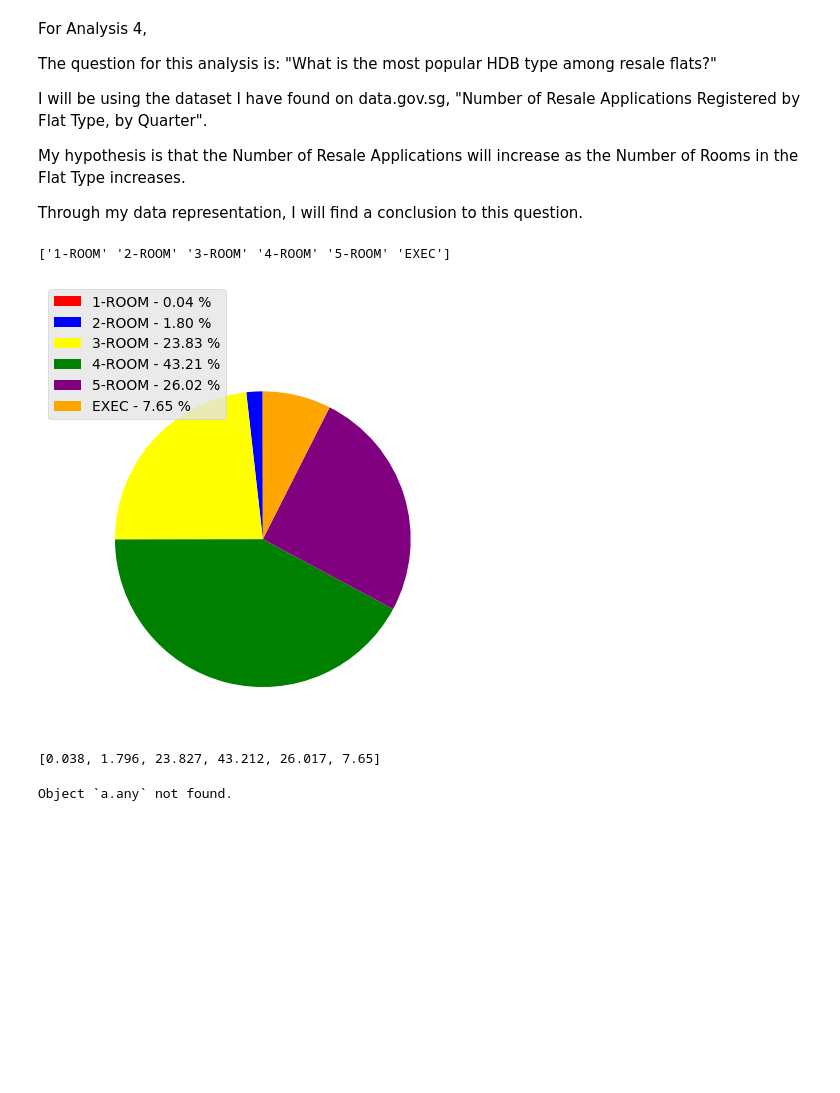
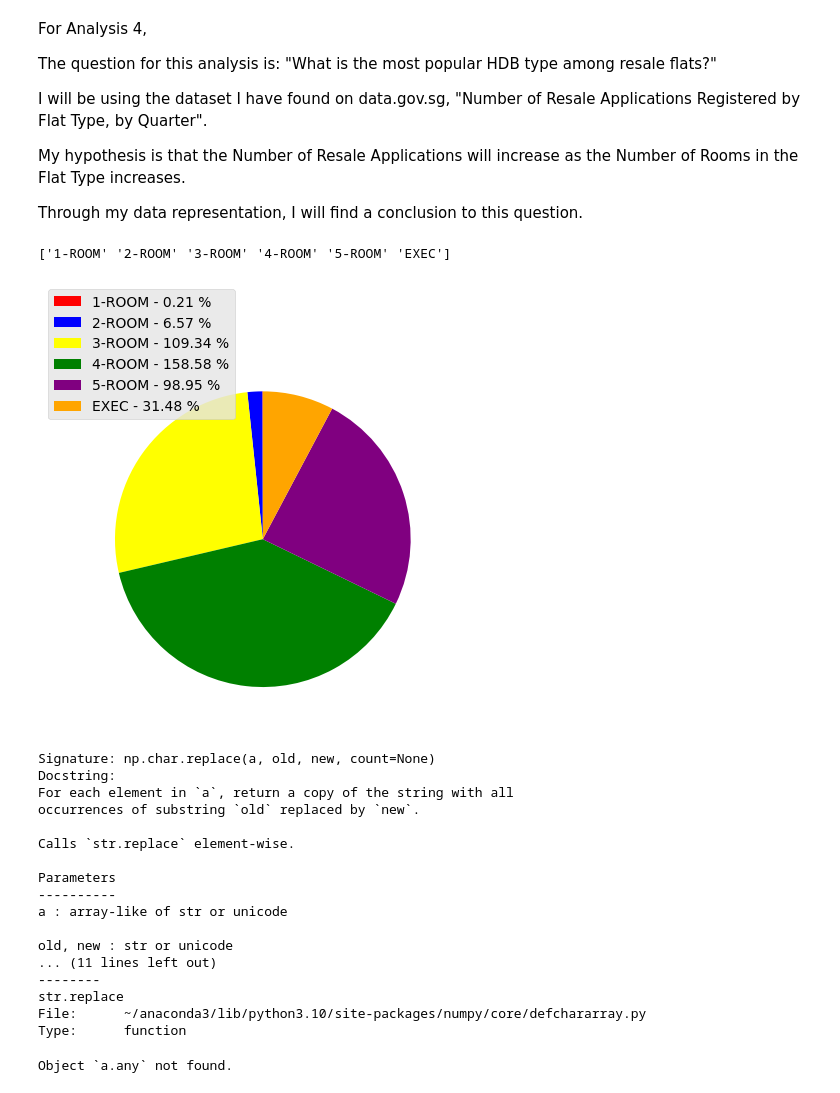
Before and after one commit to Kellories/PDS-CA01, a Jupyter notebook: CA01.ipynb, the cells around one changed output. Saved outputs shown, nothing was run; the diff lists cells and outputs as text; code cells hidden in the pictures; blank space fills up the shorter version.

Commit message:
feat:extended data range of data for pie chart

```diff
--- a/CA01.ipynb
+++ b/CA01.ipynb
@@ -97,40 +97,69 @@ My hypothesis is that the Number of Resale Applications will increase as the Num
 
 Through my data representation, I will find a conclusion to this question.
 # %%
-
+?np.char.replace
 
 data = np.genfromtxt('./datasets/number-of-resale-applications-registered-by-flat-type.csv', dtype=['U8','U8','i8'],delimiter= ',',names=True)
+for i in range(len(data)):
+    if data["flat_type"][i] == "1-room":
+        data["flat_type"][i] = '1-ROOM'
+    elif data["flat_type"][i] == '2-room':
+        data["flat_type"][i] = '2-ROOM'
+    elif data['flat_type'][i] == '3-room':
+        data["flat_type"][i] = '3-ROOM'
+    elif data['flat_type'][i] == '4-room':
+        data["flat_type"][i] = '4-ROOM'
+    elif data['flat_type'][i] == '5-room':
+        data['flat_type'][i] = '5-ROOM'
+    elif data['flat_type'][i] == 'Executiv':
+        data['flat_type'][i] = "EXEC"
 
 unique_years = np.unique([row[0][:4] for row in data])
 
 data_2020_onwards = []
 for i in data:
     year_quarter = i[0]  # Assuming the "year-quarter" column is at index 0 in each tuple
 
-    if year_quarter[:4] >= '2020':
+    if year_quarter[:4] >= '2017':
         data_2020_onwards.append(i)
 
 
 flat = np.unique([data[1] for data in data_2020_onwards])
 print(flat)
 numbers = []
 for i in flat:
     indicies = np.where(data['flat_type'] == i)
     numbers.append(data[indicies]['no_of_resale_applications'].sum())
 
 # Changes sums into percentages
 for i in range(len(numbers)):
     numbers[i] = numbers[i]/1000
 
 colors = ["red","blue","yellow","green","purple","orange"]
 labels = ['{0} - {1:1.2f} %'.format(i, j) for i, j in zip(flat,numbers)]
 fig = plt.pie(numbers,startangle=90,colors=colors)
 plt.legend(fig,labels=labels,loc='center left', bbox_to_anchor = (-0.1,1.))
 plt.show()
 # %% [output]
 ['1-ROOM' '2-ROOM' '3-ROOM' '4-ROOM' '5-ROOM' 'EXEC']
-[figure, old version]
+[figure, new version]
-[0.038, 1.796, 23.827, 43.212, 26.017, 7.65]
+Signature: np.char.replace(a, old, new, count=None)
+Docstring:
+For each element in `a`, return a copy of the string with all
+occurrences of substring `old` replaced by `new`.
+
+Calls `str.replace` element-wise.
+
+Parameters
+----------
+a : array-like of str or unicode
+
+old, new : str or unicode
+... (11 lines left out)
+--------
+str.replace
+File:      ~/anaconda3/lib/python3.10/site-packages/numpy/core/defchararray.py
+Type:      function
 # %%
 # %% [output]
 Object `a.any` not found.
```
